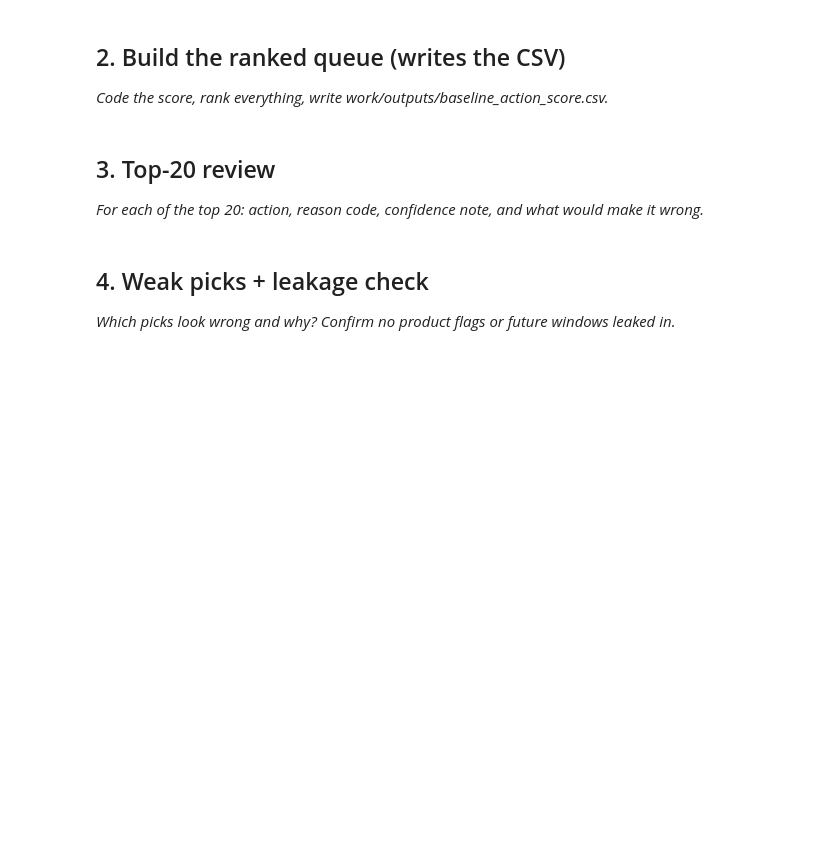
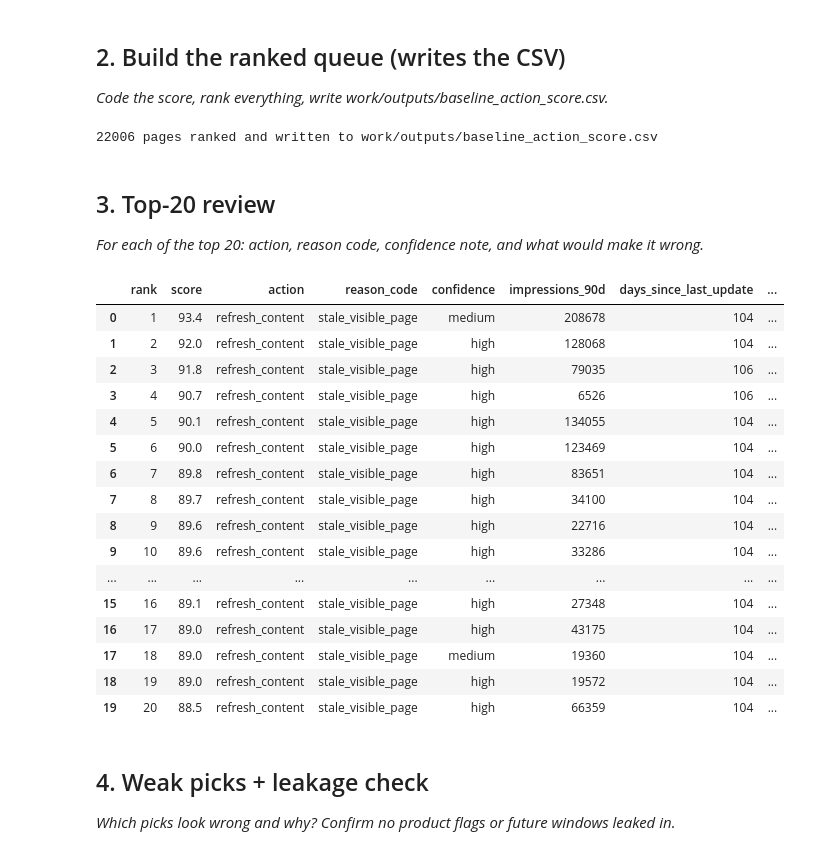
Before and after one commit to vedheshatthi104ff-hub/Internship, a Jupyter notebook: work/notebooks/w04_baseline_score.ipynb, the cells around one changed output. Cells and saved outputs as stored; diff of their text form; code cells hidden in the pictures; blank space fills up the shorter version.

```diff
--- a/work/notebooks/w04_baseline_score.ipynb
+++ b/work/notebooks/w04_baseline_score.ipynb
@@ -23,3 +72,36 @@ This skeleton is yours to fill. Work the sections **in order** — each one has
+# %%
+# This cell is for CODE (numbers, a query, a check).
+# Write your text answer in the cell ABOVE this one — typing sentences here breaks Run All.
+base = df[df["impressions_90d"] >= 100].copy()
+
+base["demand"] = np.log1p(base["impressions_90d"]).rank(pct=True)
+base["stale"] = base["days_since_last_update"].rank(pct=True)
+base["pos_tier"] = pd.cut(base["avg_position"], [0, 3, 10, 20], labels=["1-3", "4-10", "11-20"])
+exp = base.groupby("pos_tier", observed=True)["ctr"].transform("median")
+base["gap"] = ((exp - base["ctr"]) / exp).clip(0, 1).fillna(0)
+
+W = {"demand": 0.40, "stale": 0.35, "gap": 0.25}     # change these if a verdict says so
+base["score"] = (100 * (W["demand"]*base["demand"] + W["stale"]*base["stale"] + W["gap"]*base["gap"])).round(1)
+
+base["reason_code"] = np.where(W["stale"]*base["stale"] >= W["gap"]*base["gap"],
+                               "stale_visible_page", "low_ctr_for_position")
+base["action"] = np.where(base["reason_code"] == "stale_visible_page",
+                          "refresh_content", "rewrite_title_meta")
+base["confidence"] = np.where((base["impressions_90d"] >= 500) & (base["sessions_90d"] >= 10), "high",
+                       np.where(base["impressions_90d"] >= 250, "medium", "low"))
+
+queue = base.sort_values("score", ascending=False).reset_index(drop=True)
+queue["rank"] = queue.index + 1
+cols = ["rank", "content_id", "score", "reason_code", "action", "confidence",
+        "impressions_90d", "days_since_last_update", "avg_position", "ctr"]
+queue[cols].to_csv("work/outputs/baseline_action_score.csv", index=False)
+
+json.dump({"n_ranked": int(len(queue)), "weights": W,
+           "signal1_staleness_verdict": "FILL_IN", "signal2_ctr_gap_verdict": "FILL_IN"},
+          open("work/outputs/baseline_summary.json", "w"), indent=2)
+print(len(queue), "pages ranked and written to work/outputs/baseline_action_score.csv")
+# %% [output]
+22006 pages ranked and written to work/outputs/baseline_action_score.csv
 # %% [markdown]
 ## 3. Top-20 review
 
@@ -30,3 +109,33 @@ This skeleton is yours to fill. Work the sections **in order** — each one has
+# %%
+# This cell is for CODE (numbers, a query, a check).
+# Write your text answer in the cell ABOVE this one — typing sentences here breaks Run All.
+top = queue.head(20).copy()
+wrong = {
+  "stale_visible_page": "Wrong if the topic is evergreen (old date, still correct), or if the traffic drop is seasonal or absorbed by a sibling page.",
+  "low_ctr_for_position": "Wrong if the low CTR comes from the search-results layout (answer boxes, AI summaries) and not from a weak title.",
+}
+top["what_would_make_it_wrong"] = top["reason_code"].map(wrong)
+pd.set_option("display.max_colwidth", 120)
+top[["rank", "score", "action", "reason_code", "confidence", "impressions_90d",
+     "days_since_last_update", "avg_position", "ctr", "what_would_make_it_wrong"]]
+# %% [output]
+|  | rank | score | action | reason_code | confidence | impressions_90d | days_since_last_update | ... |
+| 0 | 1 | 93.4 | refresh_content | stale_visible_page | medium | 208678 | 104 | ... |
+| 1 | 2 | 92.0 | refresh_content | stale_visible_page | high | 128068 | 104 | ... |
+| 2 | 3 | 91.8 | refresh_content | stale_visible_page | high | 79035 | 106 | ... |
+| 3 | 4 | 90.7 | refresh_content | stale_visible_page | high | 6526 | 106 | ... |
+| 4 | 5 | 90.1 | refresh_content | stale_visible_page | high | 134055 | 104 | ... |
+| 5 | 6 | 90.0 | refresh_content | stale_visible_page | high | 123469 | 104 | ... |
+| 6 | 7 | 89.8 | refresh_content | stale_visible_page | high | 83651 | 104 | ... |
+| 7 | 8 | 89.7 | refresh_content | stale_visible_page | high | 34100 | 104 | ... |
+| 8 | 9 | 89.6 | refresh_content | stale_visible_page | high | 22716 | 104 | ... |
+| 9 | 10 | 89.6 | refresh_content | stale_visible_page | high | 33286 | 104 | ... |
+| ... | ... | ... | ... | ... | ... | ... | ... | ... |
+| 15 | 16 | 89.1 | refresh_content | stale_visible_page | high | 27348 | 104 | ... |
+| 16 | 17 | 89.0 | refresh_content | stale_visible_page | high | 43175 | 104 | ... |
+| 17 | 18 | 89.0 | refresh_content | stale_visible_page | medium | 19360 | 104 | ... |
+| 18 | 19 | 89.0 | refresh_content | stale_visible_page | high | 19572 | 104 | ... |
+| 19 | 20 | 88.5 | refresh_content | stale_visible_page | high | 66359 | 104 | ... |
 # %% [markdown]
 ## 4. Weak picks + leakage check
 
```
Also changed, not shown: parts of 7 cells of this notebook.
